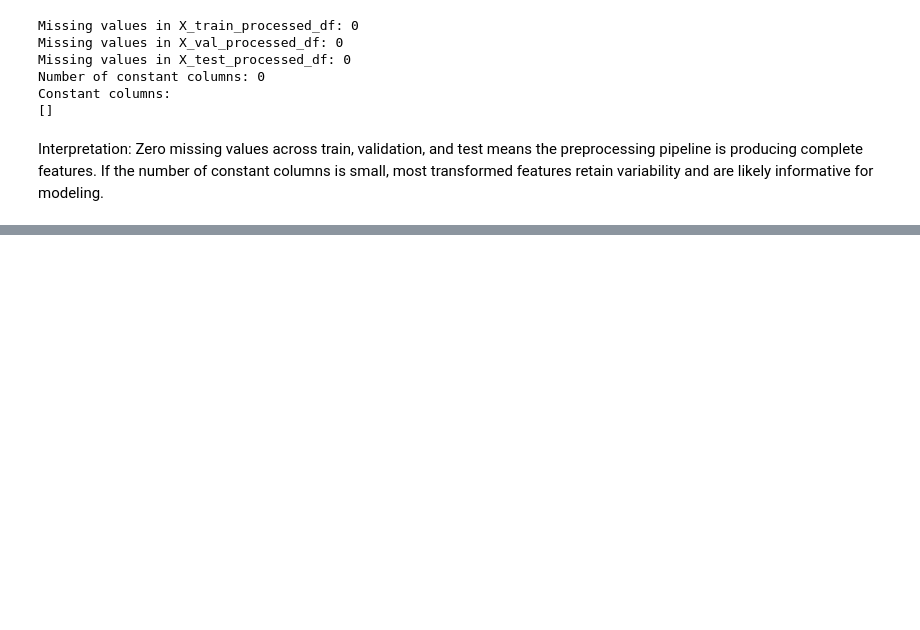
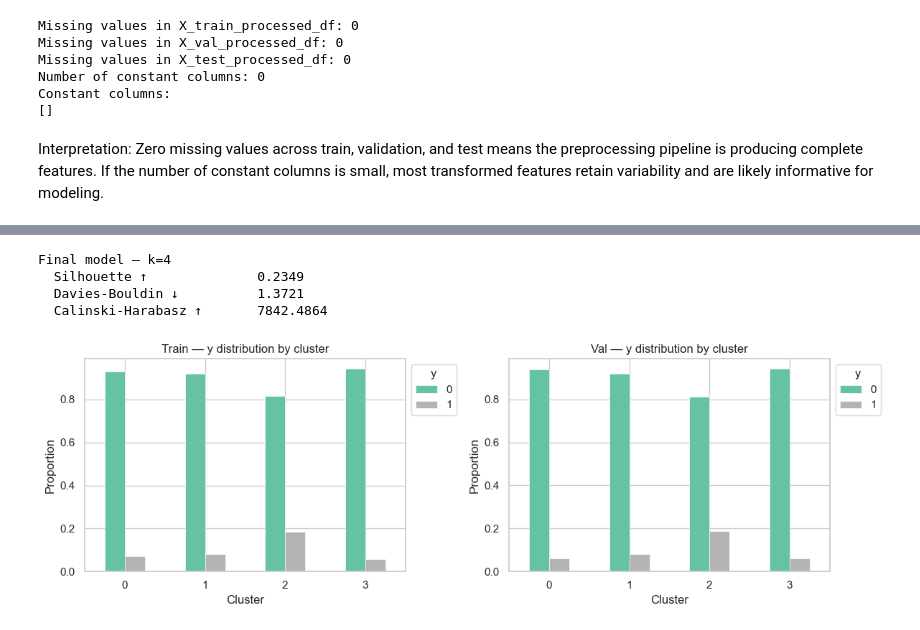
Before and after one commit to tonantzin-real/IDS_705_final_project, a Jupyter notebook: 02_preprocessing.ipynb, the cells around one changed output, grey strips where cells are left out. Cells and saved outputs as stored; diff of their text form; code cells hidden in the pictures; blank space fills up the shorter version.

```diff
--- a/02_preprocessing.ipynb
+++ b/02_preprocessing.ipynb
@@ -824,0 +864,9 @@ Interpretation: Zero missing values across train, validation, and test means the
+# %%
+K_RANGE = range(2, 9)
+RANDOM_STATE = 42
+
+X_train_cluster = X_train_processed_df[list(cluster_columns)].values.astype(float)
+X_val_cluster = X_val_processed_df[list(cluster_columns)].values.astype(float)
+
+print(f"Train shape: {X_train_cluster.shape}")
+print(f"Val shape:   {X_val_cluster.shape}")
@@ -824,0 +943,7 @@ Interpretation: Zero missing values across train, validation, and test means the
+# %%
+km_final = KMeans(n_clusters=chosen_k, n_init=10, random_state=RANDOM_STATE)
+train_labels = km_final.fit_predict(X_train_cluster)
+val_labels = km_final.predict(X_val_cluster)
+
+print(f"Train cluster counts:\n{pd.Series(train_labels).value_counts().sort_index()}")
+print(f"\nVal cluster counts:\n{pd.Series(val_labels).value_counts().sort_index()}")
@@ -824,0 +964,45 @@ Interpretation: Zero missing values across train, validation, and test means the
+# %%
+metrics = {
+    "Silhouette ↑": silhouette_score(X_train_cluster, train_labels),
+    "Davies-Bouldin ↓": davies_bouldin_score(X_train_cluster, train_labels),
+    "Calinski-Harabasz ↑": calinski_harabasz_score(X_train_cluster, train_labels),
+}
+
+print(f"Final model — k={chosen_k}")
+for name, val in metrics.items():
+    print(f"  {name:<25s} {val:.4f}")
+# %% [output]
+Final model — k=4
+  Silhouette ↑              0.2349
+  Davies-Bouldin ↓          1.3721
+  Calinski-Harabasz ↑       7842.4864
+# %%
+fig, axes = plt.subplots(1, 2, figsize=(12, 4))
+
+for ax, labels, y, title in zip(
+    axes,
+    [train_labels, val_labels],
+    [y_train, y_val],
+    ["Train", "Val"],
+):
+    plot_df = pd.DataFrame({"cluster": labels, "y": y})
+    cluster_props = (
+        plot_df.groupby("cluster")["y"]
+        .value_counts(normalize=True)
+        .rename("proportion")
+        .reset_index()
+    )
+    pivot = cluster_props.pivot(
+        index="cluster", columns="y", values="proportion"
+    ).fillna(0)
+    pivot.plot(kind="bar", ax=ax, colormap="Set2", edgecolor="white", linewidth=0.5)
+    ax.set_title(f"{title} — y distribution by cluster")
+    ax.set_xlabel("Cluster")
+    ax.set_ylabel("Proportion")
+    ax.set_xticklabels(ax.get_xticklabels(), rotation=0)
+    ax.legend(title="y", bbox_to_anchor=(1, 1))
+
+plt.tight_layout()
+plt.show()
+# %% [output]
+[figure, added]
```
Also changed, not shown: parts of 8 cells of this notebook.
